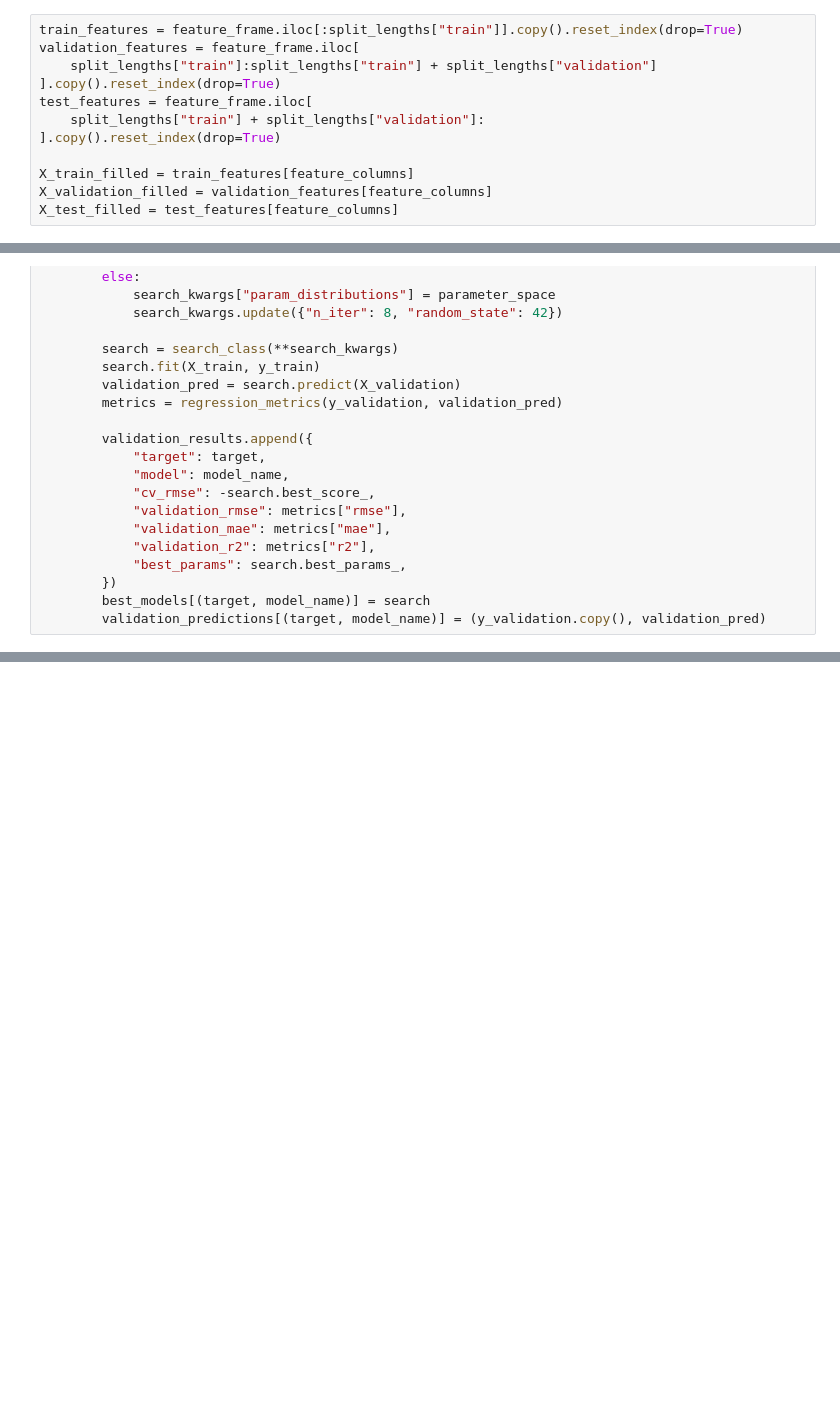
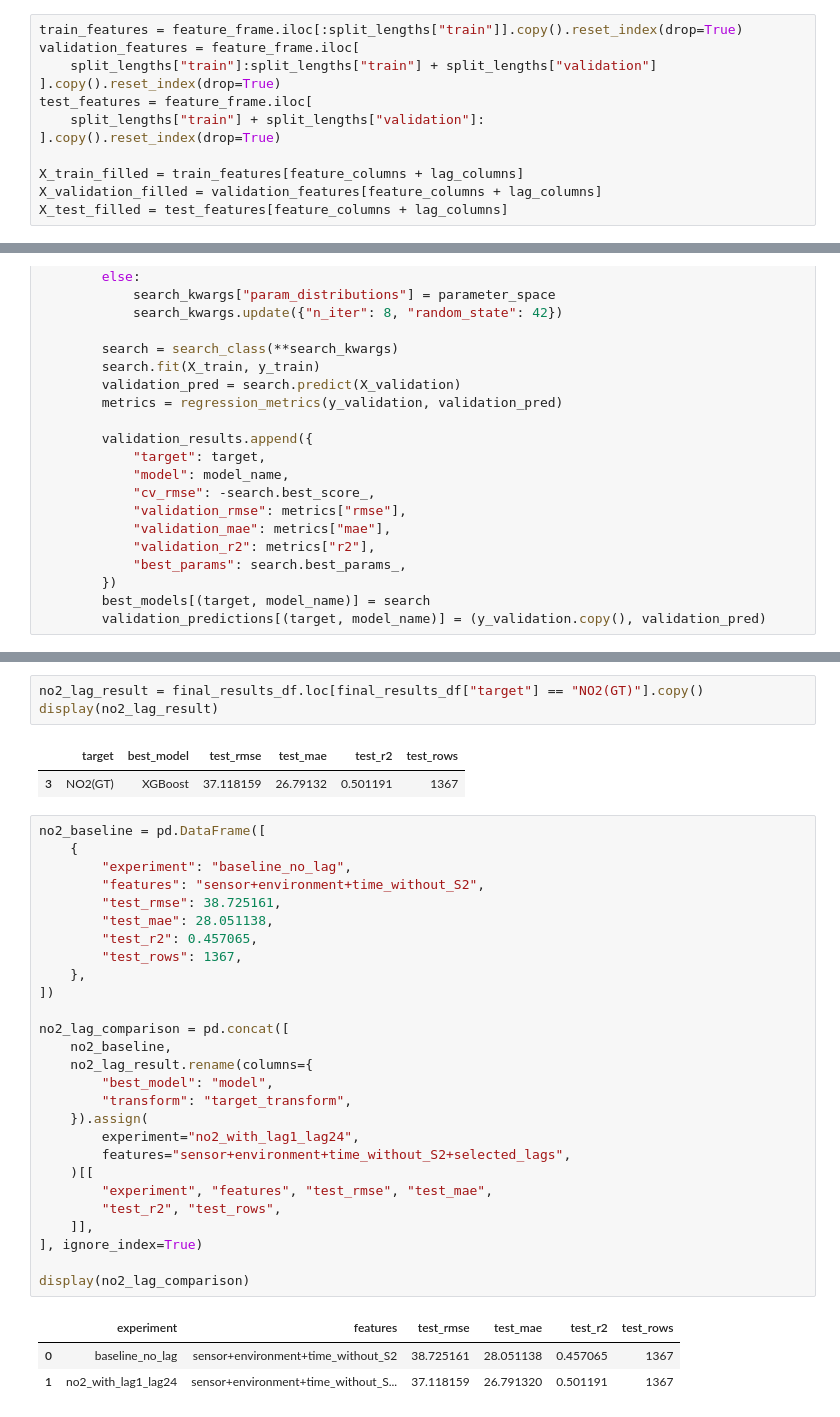
Before and after one commit to AkmalFazli27/air-quality-estimation, a Jupyter notebook: notebooks/modeling.ipynb, the cells around one changed output, grey strips where cells are left out. Cells and saved outputs as stored; diff of their text form; blank space fills up the shorter version.

Commit message:
feat: run the no2 ablation comparison

```diff
--- a/notebooks/modeling.ipynb
+++ b/notebooks/modeling.ipynb
@@ -141,9 +145,9 @@ test_features = feature_frame.iloc[
     split_lengths["train"] + split_lengths["validation"]:
 ].copy().reset_index(drop=True)
 
-X_train_filled = train_features[feature_columns]
-X_validation_filled = validation_features[feature_columns]
-X_test_filled = test_features[feature_columns]
+X_train_filled = train_features[feature_columns + lag_columns]
+X_validation_filled = validation_features[feature_columns + lag_columns]
+X_test_filled = test_features[feature_columns + lag_columns]
 # %%
 def make_pipeline(estimator):
     return Pipeline([
@@ -303,0 +320,37 @@ final_results_df
+# %%
+no2_lag_result = final_results_df.loc[final_results_df["target"] == "NO2(GT)"].copy()
+display(no2_lag_result)
+# %% [output]
+|  | target | best_model | test_rmse | test_mae | test_r2 | test_rows |
+| 3 | NO2(GT) | XGBoost | 37.118159 | 26.79132 | 0.501191 | 1367 |
+# %%
+no2_baseline = pd.DataFrame([
+    {
+        "experiment": "baseline_no_lag",
+        "features": "sensor+environment+time_without_S2",
+        "test_rmse": 38.725161,
+        "test_mae": 28.051138,
+        "test_r2": 0.457065,
+        "test_rows": 1367,
+    },
+])
+
+no2_lag_comparison = pd.concat([
+    no2_baseline,
+    no2_lag_result.rename(columns={
+        "best_model": "model",
+        "transform": "target_transform",
+    }).assign(
+        experiment="no2_with_lag1_lag24",
+        features="sensor+environment+time_without_S2+selected_lags",
+    )[[
+        "experiment", "features", "test_rmse", "test_mae",
+        "test_r2", "test_rows",
+    ]],
+], ignore_index=True)
+
+display(no2_lag_comparison)
+# %% [output]
+|  | experiment | features | test_rmse | test_mae | test_r2 | test_rows |
+| 0 | baseline_no_lag | sensor+environment+time_without_S2 | 38.725161 | 28.051138 | 0.457065 | 1367 |
+| 1 | no2_with_lag1_lag24 | sensor+environment+time_without_S... | 37.118159 | 26.791320 | 0.501191 | 1367 |
```
Also changed, not shown: parts of 5 cells of this notebook.
